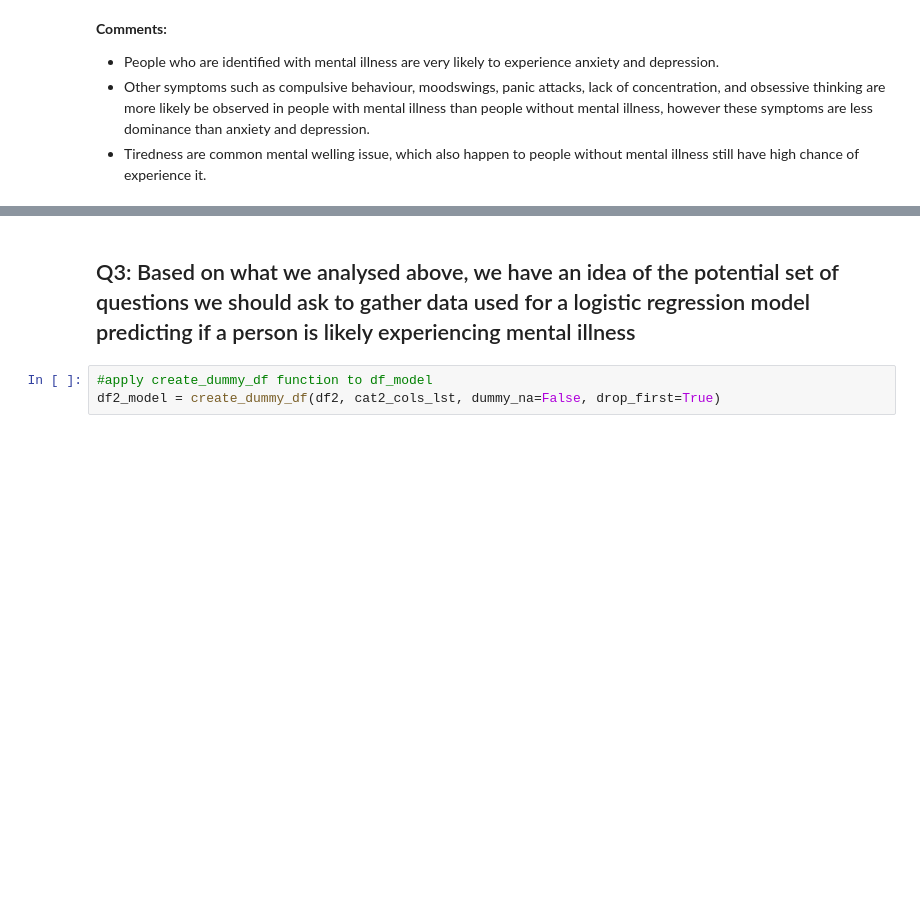
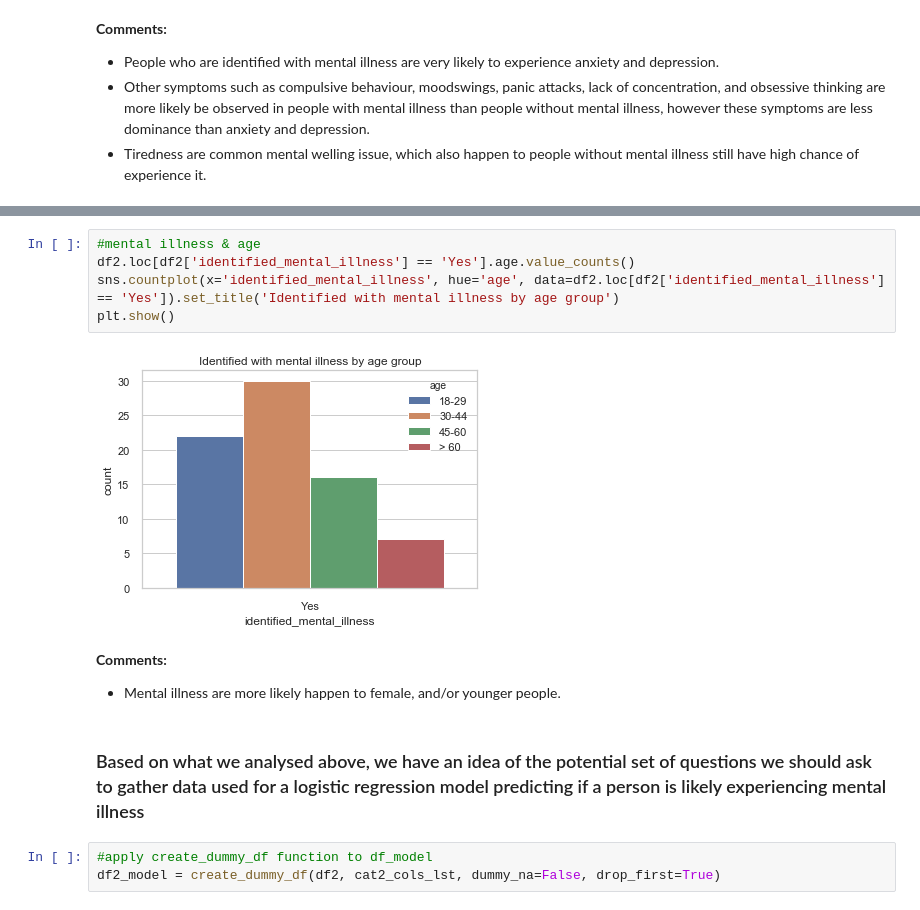
Before and after one commit to sandytat03/dsnd_mentalillness, a Jupyter notebook: CRISP-DM_project1_unemployment_mentalillness_v2.ipynb, the cells around one changed output, grey strips where cells are left out. Saved outputs shown, nothing was run; the diff lists cells and outputs as text; blank space fills up the shorter version.

```diff
--- a/CRISP-DM_project1_unemployment_mentalillness_v2.ipynb
+++ b/CRISP-DM_project1_unemployment_mentalillness_v2.ipynb
@@ -371,5 +382,15 @@ sns.despine(left=True, bottom=True)
+# %%
+#mental illness & age
+df2.loc[df2['identified_mental_illness'] == 'Yes'].age.value_counts()
+sns.countplot(x='identified_mental_illness', hue='age', data=df2.loc[df2['identified_mental_illness'] == 'Yes']).set_title('Identified with mental illness by age group')
+plt.show()
+# %% [output]
+[figure, added]
+# %% [markdown]
+**Comments:**
+- Mental illness are more likely happen to female, and/or younger people.
 # %% [markdown]
-## Q3: Based on what we analysed above, we have an idea of the potential set of questions we should ask to gather data used for a logistic regression model predicting if a person is likely experiencing mental illness
+### Based on what we analysed above, we have an idea of the potential set of questions we should ask to gather data used for a logistic regression model predicting if a person is likely experiencing mental illness
 # %%
 #apply create_dummy_df function to df_model
 df2_model = create_dummy_df(df2, cat2_cols_lst, dummy_na=False, drop_first=True)
```
Also changed, not shown: parts of 8 cells of this notebook.
